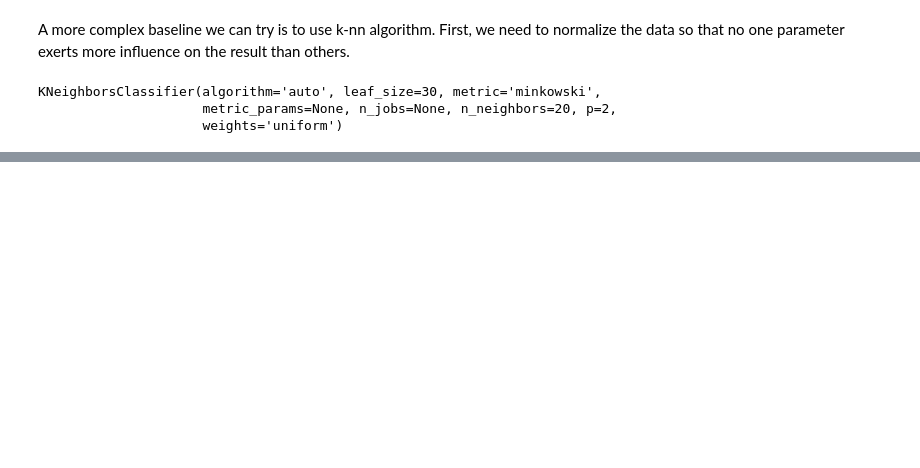
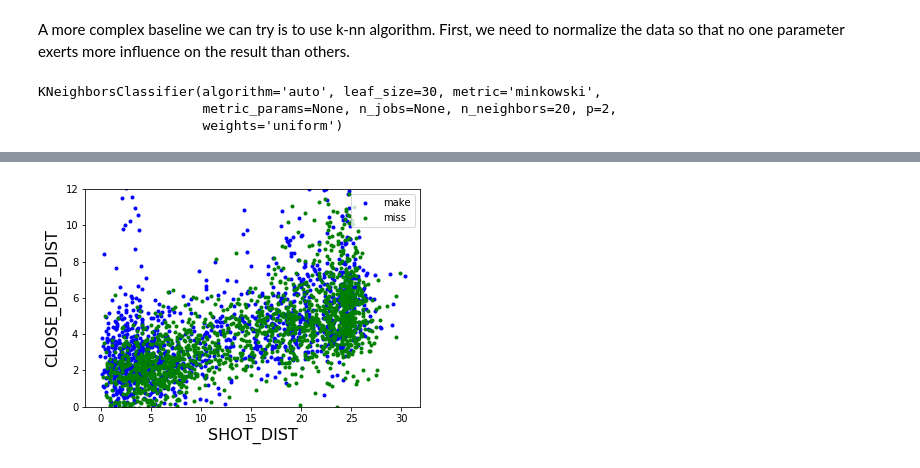
Before and after one commit to Kevinxu99/Shot-Prediction, a Jupyter notebook: shot_prediction.ipynb, the cells around one changed output, grey strips where cells are left out. Cells and saved outputs as stored; diff of their text form; code cells hidden in the pictures; blank space fills up the shorter version.

```diff
--- a/shot_prediction.ipynb
+++ b/shot_prediction.ipynb
@@ -140,0 +238,3 @@ array([[ 1.17997593,  1.34156716,  1.50316474, ..., -0.86539633,
+# %%
+plot_cnt(X2,y,xnames2,ylim=(0,12),end=3000)
+# %% [output]
@@ -140,0 +242 @@ array([[ 1.17997593,  1.34156716,  1.50316474, ..., -0.86539633,
+[figure, added]
```
Also changed, not shown: parts of 47 cells of this notebook.
